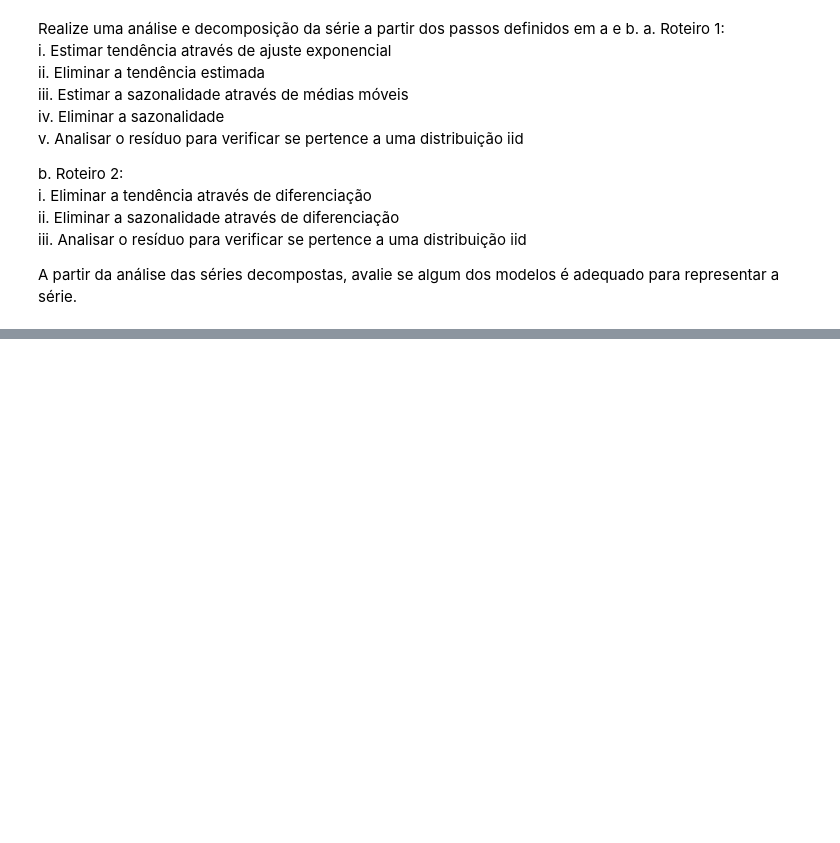
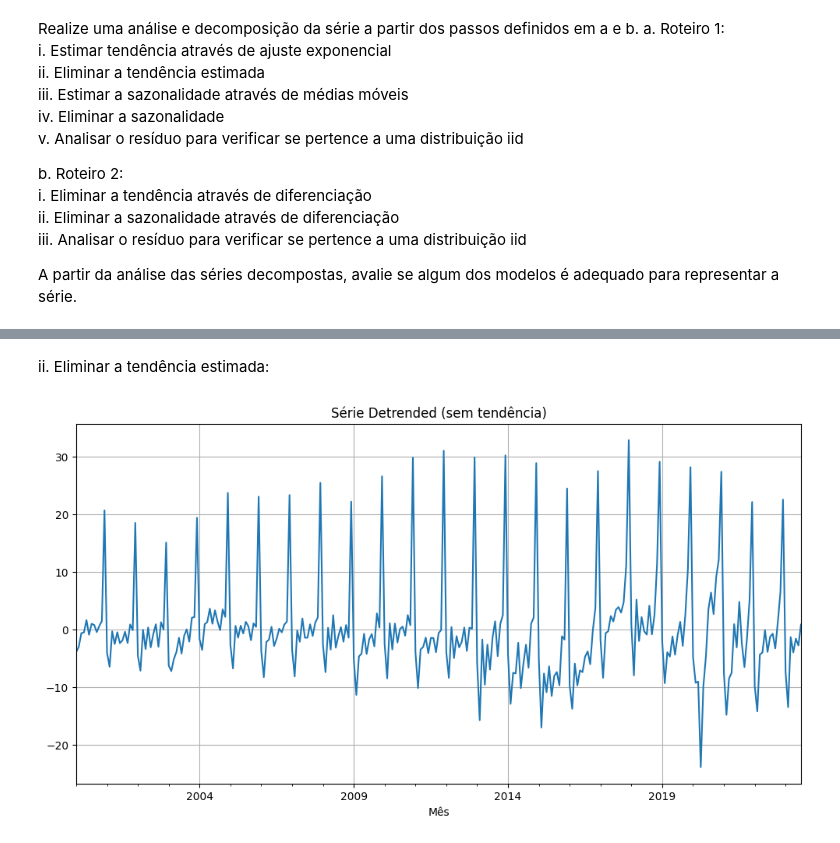
Before and after one commit to alexandrefortes/series-temporais, a Jupyter notebook: Lista de Exercicios 02.ipynb, the cells around one changed output, grey strips where cells are left out. Cells and saved outputs as stored; diff of their text form; code cells hidden in the pictures; blank space fills up the shorter version.

```diff
--- a/Lista de Exercicios 02.ipynb
+++ b/Lista de Exercicios 02.ipynb
@@ -46,0 +64,10 @@ NameError: name 'df' is not defined
+# %% [markdown]
+ii. Eliminar a tendência estimada:
+# %%
+df['detrended'] = df['Brasil'] - df['trend']
+df['detrended'].plot(figsize=(12,6))
+plt.title("Série Detrended (sem tendência)")
+plt.grid(True)
+plt.show()
+# %% [output]
+[figure, added]
```
Also changed, not shown: parts of 16 cells of this notebook.
